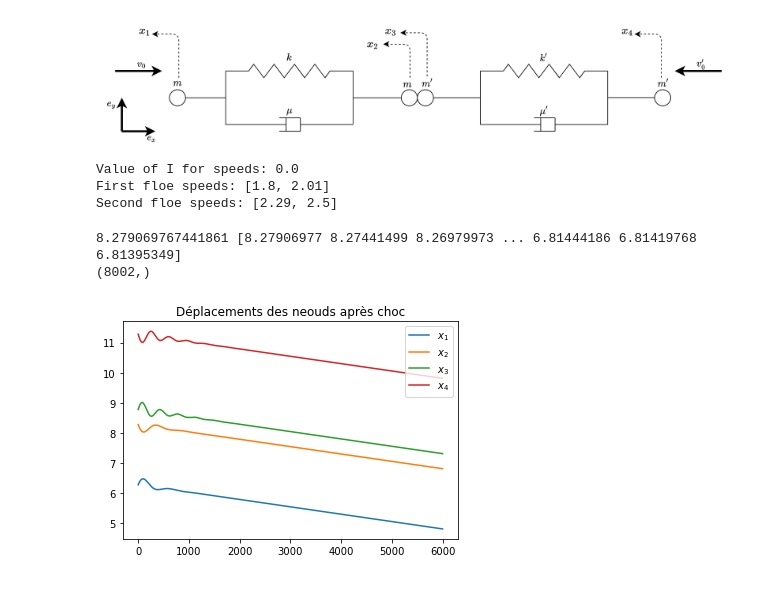
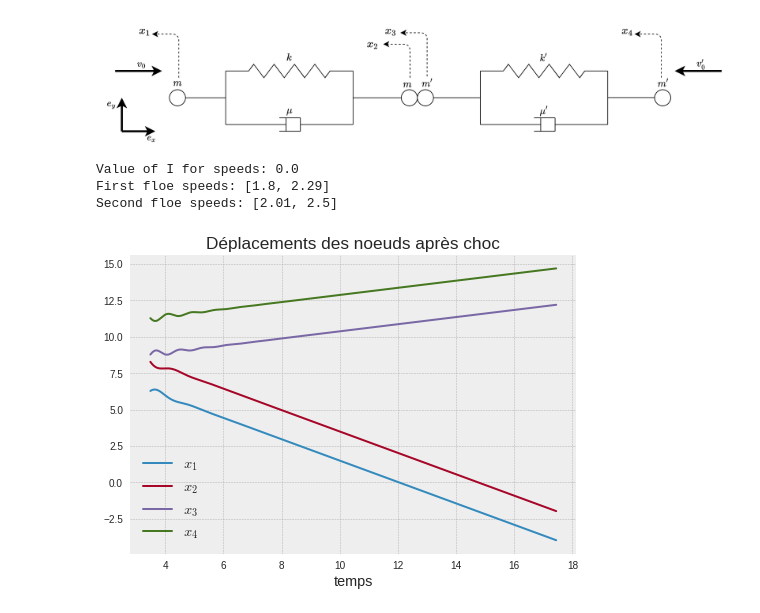
Before and after one commit to ddrous/ice-floes, a Jupyter notebook: code/simu1D/Animation1D.ipynb, the cells around one changed output. Cells and saved outputs as stored; diff of their text form; code cells hidden in the pictures.

```diff
--- a/code/simu1D/Animation1D.ipynb
+++ b/code/simu1D/Animation1D.ipynb
@@ -6,8 +6,13 @@
 import numpy as np
 from scipy.integrate import odeint
 
+import matplotlib
 import matplotlib.pyplot as plt
 from matplotlib.patches import Circle
+
+plt.style.use("seaborn")
+plt.rcParams['legend.fontsize'] = 'large'
+plt.style.use("bmh")
 
 from IPython.display import Image
 from ipywidgets import interact
@@ -15,10 +20,6 @@ from ipywidgets import interact
 import imageio, io
 import os
 import PIL.Image as PILImage
-
-# import glob
-# from pathlib import Path
-# from natsort import natsorted
 # %% [markdown]
 Ce notebook présente une animation de la percussion entre deux floes.
 # %%
@@ -117,15 +118,15 @@ print("Value of I for speeds:", I)
 
 ## Calculating the speeds after contact
 # I = 0.0    ## Needs to be perfected !
-V0 = (I + (m + eps*m_)*v0 + (1-eps)*m_*v_0) / (m+m_)
-V_0 = (I + (1-eps)*m*v0 + (m_ + eps*m)*v_0) / (m+m_)
+V0 = (I + (m - eps*m_)*v0 + (1+eps)*m_*v_0) / (m+m_)
+V_0 = (I + (1+eps)*m*v0 + (m_ - eps*m)*v_0) / (m+m_)
 
 print("First floe speeds:", [v0, V0])
 print("Second floe speeds:", [V_0, v_0])
 # %% [output]
 Value of I for speeds: 0.0
-First floe speeds: [1.8, 2.01]
-Second floe speeds: [2.29, 2.5]
+First floe speeds: [1.8, 2.29]
+Second floe speeds: [2.01, 2.5]
 # %%
 ## Positions of the first ice-floe after collision
 # print(t)
@@ -133,14 +134,14 @@ t = t_new  ## t becomes t after choc
 # print(t)
 
 def new_mouvement_1(y, t):
-#     return -np.abs(v0 - V0)
-    return 0                     ### This is how it should normaly be!
+    return -np.abs(v0 - V0)
+#     return 0                     ### This is how it should normaly be!
 Z = odeint(new_mouvement_1, z[-1], t)[:,0]
 
 ## Positions of the second ice-floe after collision
 def new_mouvement_2(y, t):
-#     return np.abs(V_0 - v_0)
-    return 0                    ### This is how it should normaly be!
+    return np.abs(V_0 - v_0)
+    # return 0                    ### This is how it should normaly be!
 Z_ = odeint(new_mouvement_2, z_[-1], t)[:,0]
 
 # ## Positions (displacements) of the first floe after collision (x1 c'est normalement x2, et x2 c'est x3!)
@@ -167,41 +168,40 @@ Z_ = odeint(new_mouvement_2, z_[-1], t)[:,0]
 #     beta = - np.sqrt(-Delta_)/m_
 #     x2 = Z_ + 0.5*t*(V_0 - v_0) - np.exp(t*alpha)*np.sin(beta*t)*(V_0 + v_0)/(2*beta)
 
 
 # print(t)
 
 t, X12 = simulate_displacement(m, k, mu, v0, -np.abs(V0), tmax2, N2)
 t, X34 = simulate_displacement(m_, k_, mu_, np.abs(V_0), -v_0, tmax2, N2)
 
 x1 = Z - 0 + X12[:,0]
 x2 = Z + L0 + X12[:,1]
 
 x3 = Z_ + X34[:,0]
 x4 = Z_ + L_0 + X34[:,1]
 
-print(z[-1]+L0, x2)
+# print(z[-1]+L0, x2)
 
 t = t_old       ## t rebecomes t before choc
-t = np.concatenate([t, t_new])
-print(t.shape)
+t = np.concatenate([t, tmax1+t_new])
 
 ## Computing the positions of the other ends (1 for floeA and 4 for floeB)
 zz = z
 z_z_ = z_
 
 zz = np.concatenate([zz, x1])
 z = np.concatenate([z+L0, x2])
 
 z_ = np.concatenate([z_, x3])
 z_z_ = np.concatenate([z_z_+L_0, x4])
 
-plt.plot(x1, label=r"$x_1$")
-plt.plot(x2, label=r"$x_2$")
-plt.plot(x3, label=r"$x_3$")
-plt.plot(x4, label=r"$x_4$")
-plt.title("Déplacements des neouds après choc")
+t_new_plot = tmax1+t_new
+plt.plot(t_new_plot, x1, label=r"$x_1$")
+plt.plot(t_new_plot, x2, label=r"$x_2$")
+plt.plot(t_new_plot, x3, label=r"$x_3$")
+plt.plot(t_new_plot, x4, label=r"$x_4$")
+plt.title("Déplacements des noeuds après choc")
+plt.xlabel("temps")
 plt.legend();
 # %% [output]
-8.279069767441861 [8.27906977 8.27441499 8.26979973 ... 6.81444186 6.81419768 6.81395349]
-(8002,)
-[figure, old version]
+[figure, new version]
```
Also changed, not shown: parts of 5 cells of this notebook, 1 other file.
